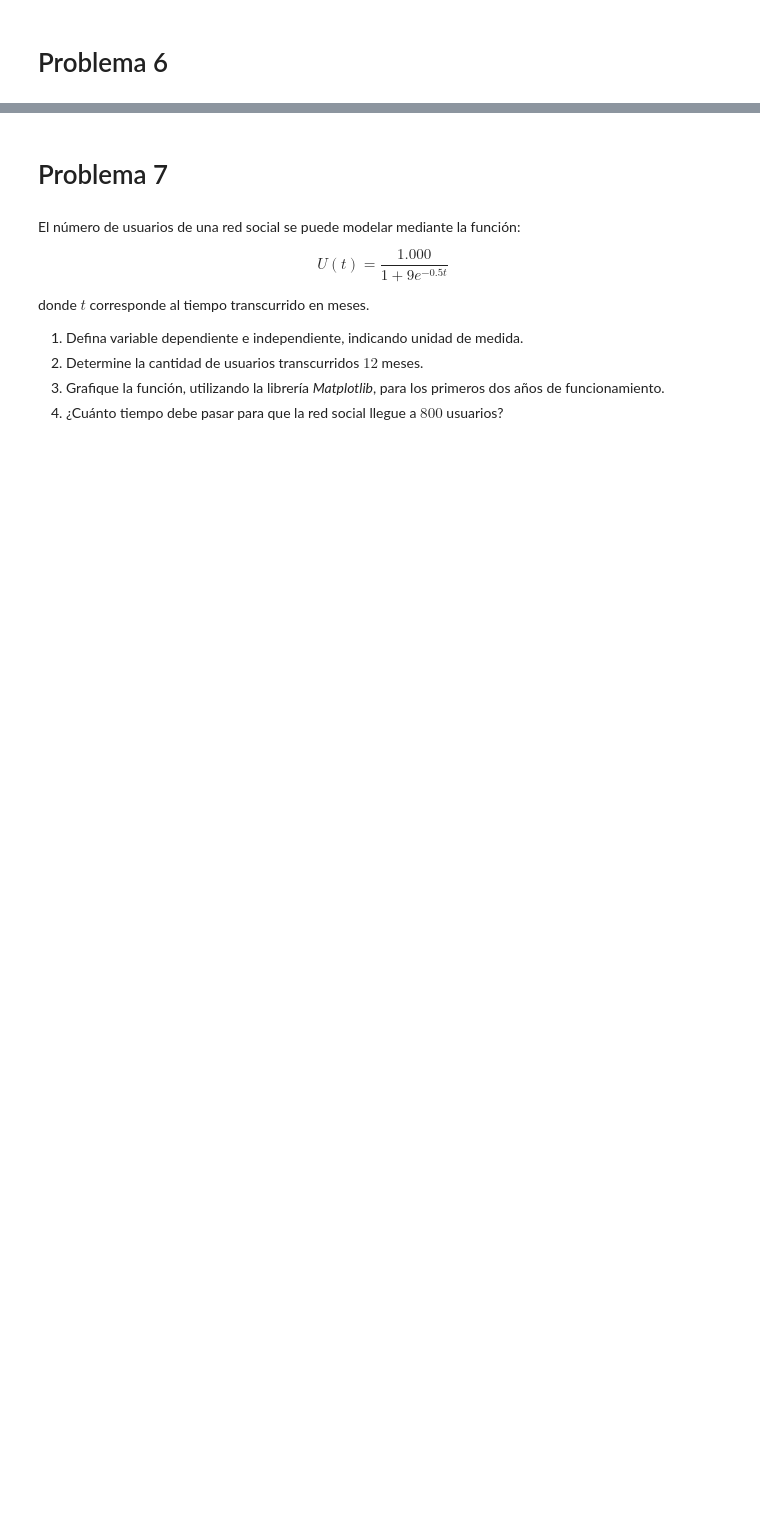
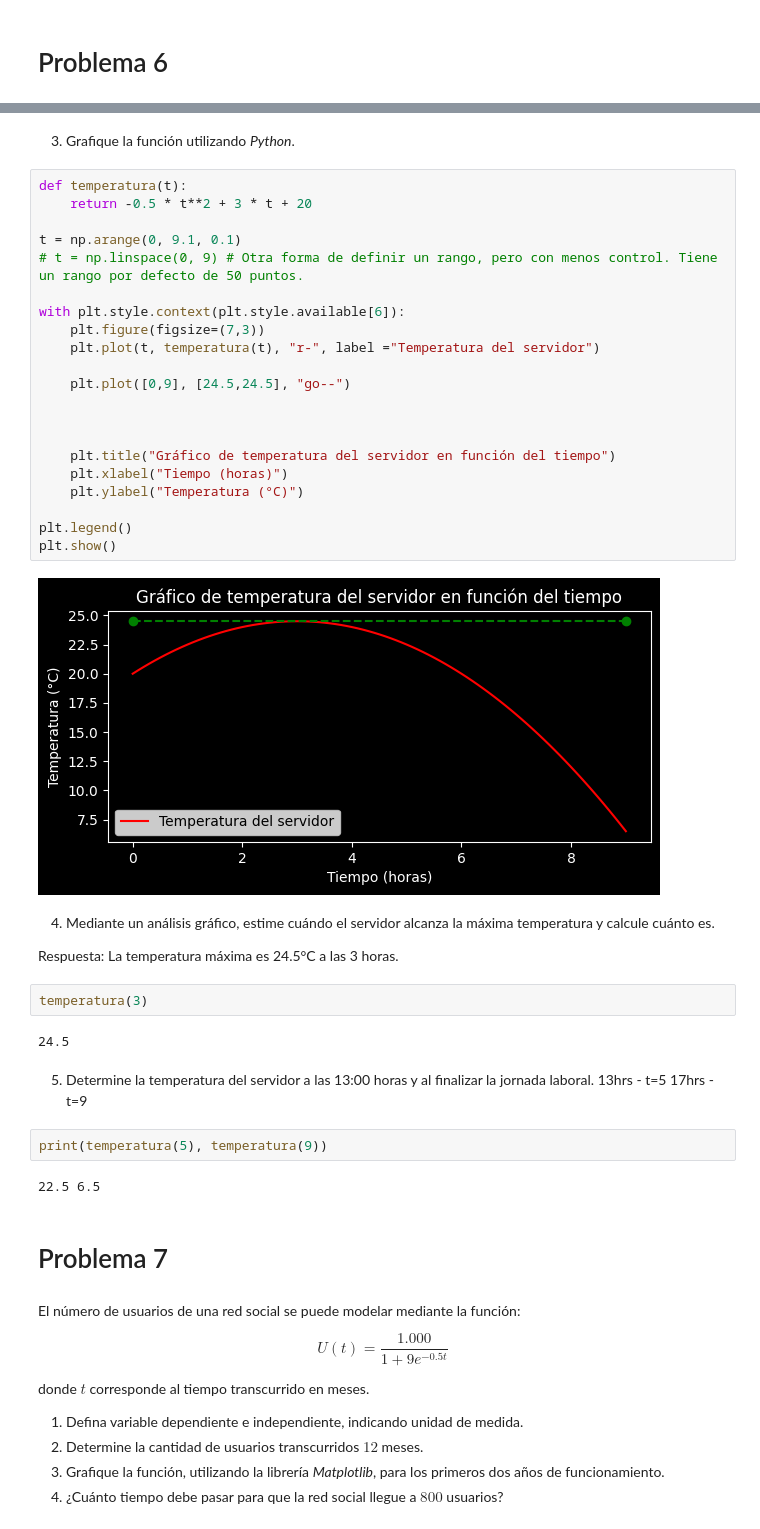
Before and after one commit to MageLnk/matematicas-con-python, a Jupyter notebook: Guia02/G1_Funciones.ipynb, the cells around one changed output, grey strips where cells are left out. Cells and saved outputs as stored; diff of their text form; blank space fills up the shorter version.

```diff
--- a/Guia02/G1_Funciones.ipynb
+++ b/Guia02/G1_Funciones.ipynb
@@ -149,3 +196,44 @@ Temperatura del servidor a las 13:00 hrs: 22.5 °C
+# %% [markdown]
+3.  Grafique la función utilizando *Python*.
+# %%
+def temperatura(t):
+    return -0.5 * t**2 + 3 * t + 20
+
+t = np.arange(0, 9.1, 0.1)
+# t = np.linspace(0, 9) # Otra forma de definir un rango, pero con menos control. Tiene un rango por defecto de 50 puntos.
+
+with plt.style.context(plt.style.available[6]):
+    plt.figure(figsize=(7,3))
+    plt.plot(t, temperatura(t), "r-", label ="Temperatura del servidor")
+
+    plt.plot([0,9], [24.5,24.5], "go--")
+
+
+
+    plt.title("Gráfico de temperatura del servidor en función del tiempo")
+    plt.xlabel("Tiempo (horas)")
+    plt.ylabel("Temperatura (°C)")
+
+plt.legend()
+plt.show()
+# %% [output]
+[figure, added]
+# %% [markdown]
+4.  Mediante un análisis gráfico, estime cuándo el servidor alcanza la máxima temperatura y calcule cuánto es.
+
+Respuesta: La temperatura máxima es 24.5°C a las 3 horas.
+# %%
+temperatura(3)
+# %% [output]
+24.5
+# %% [markdown]
+5.  Determine la temperatura del servidor a las 13:00 horas y al finalizar la jornada laboral.
+13hrs - t=5
+17hrs - t=9
+# %%
+print(temperatura(5), temperatura(9))
+# %% [output]
+22.5 6.5
 # %% [markdown]
 # Problema 7
 # %% [markdown]
```
Also changed, not shown: parts of 17 cells of this notebook.
